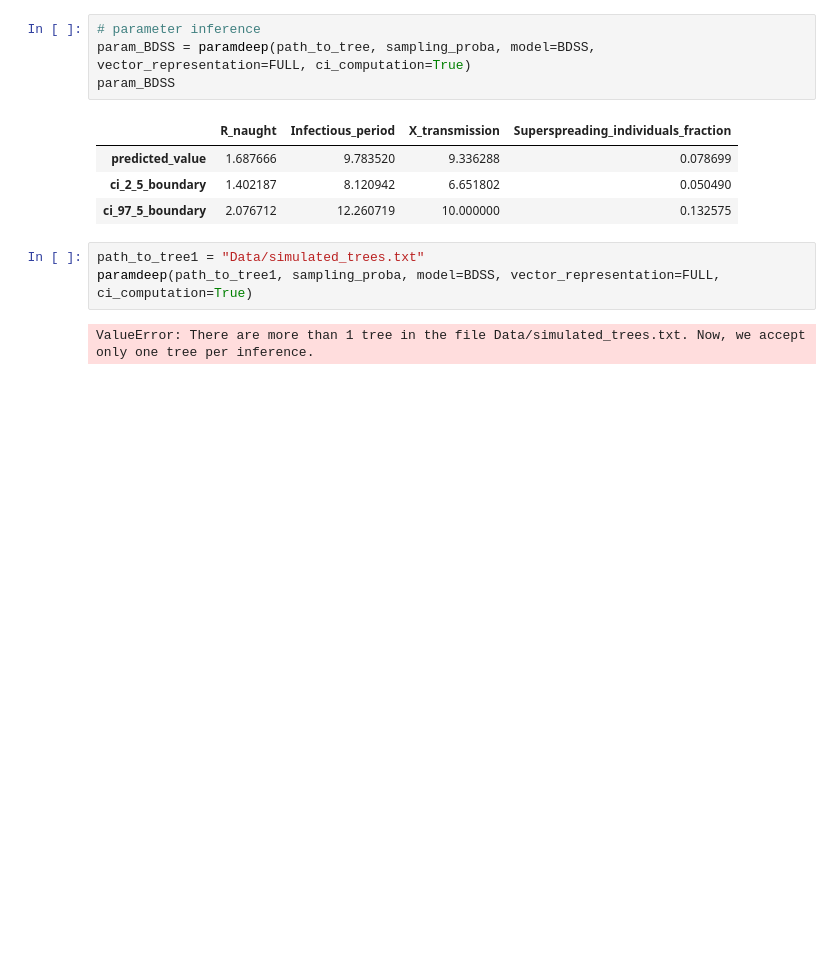
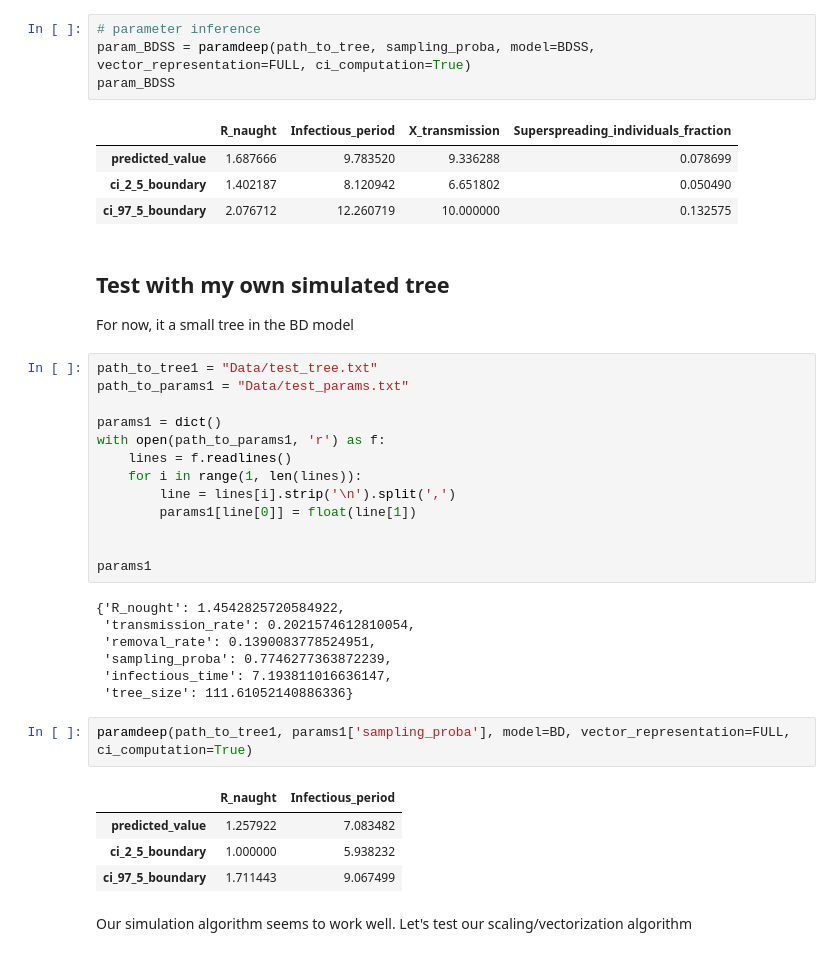
Before and after one commit to InesVATI/phylodeepINRAE, a Jupyter notebook: Test with phylodeep.ipynb, the cells around one changed output. Saved outputs shown, nothing was run; the diff lists cells and outputs as text; blank space fills up the shorter version.

```diff
--- a/Test with phylodeep.ipynb
+++ b/Test with phylodeep.ipynb
@@ -39,8 +43,35 @@ param_BDSS
 | predicted_value | 1.687666 | 9.783520 | 9.336288 | 0.078699 |
 | ci_2_5_boundary | 1.402187 | 8.120942 | 6.651802 | 0.050490 |
 | ci_97_5_boundary | 2.076712 | 12.260719 | 10.000000 | 0.132575 |
+# %% [markdown]
+## Test with my own simulated tree
+For now, it a small tree in the BD model
 # %%
-path_to_tree1 = "Data/simulated_trees.txt"
-paramdeep(path_to_tree1, sampling_proba, model=BDSS, vector_representation=FULL, ci_computation=True)
+path_to_tree1 = "Data/test_tree.txt"
+path_to_params1 = "Data/test_params.txt"
+
+params1 = dict()
+with open(path_to_params1, 'r') as f:
+    lines = f.readlines()
+    for i in range(1, len(lines)):
+        line = lines[i].strip('\n').split(',')
+        params1[line[0]] = float(line[1])
+
+
+params1
 # %% [output]
-ValueError: There are more than 1 tree in the file Data/simulated_trees.txt. Now, we accept only one tree per inference.
+{'R_nought': 1.4542825720584922,
+ 'transmission_rate': 0.2021574612810054,
+ 'removal_rate': 0.1390083778524951,
+ 'sampling_proba': 0.7746277363872239,
+ 'infectious_time': 7.193811016636147,
+ 'tree_size': 111.61052140886336}
+# %%
+paramdeep(path_to_tree1, params1['sampling_proba'], model=BD, vector_representation=FULL, ci_computation=True)
+# %% [output]
+|  | R_naught | Infectious_period |
+| predicted_value | 1.257922 | 7.083482 |
+| ci_2_5_boundary | 1.000000 | 5.938232 |
+| ci_97_5_boundary | 1.711443 | 9.067499 |
+# %% [markdown]
+Our simulation algorithm seems to work well. Let's test our scaling/vectorization algorithm
```
Also changed, not shown: parts of 4 cells of this notebook.
